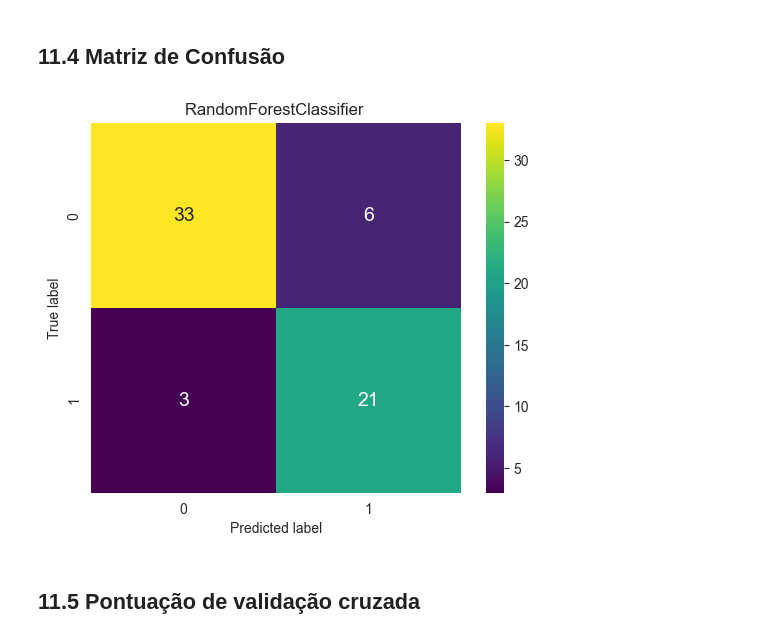
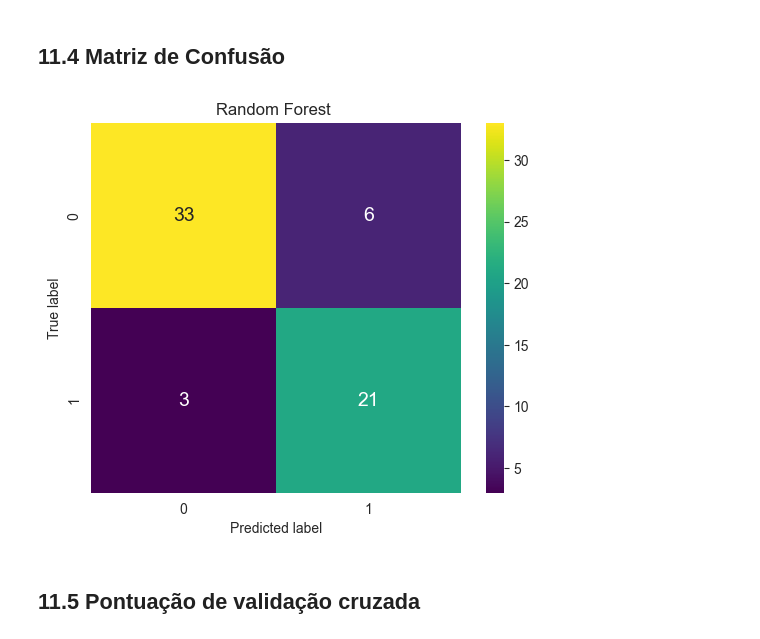
Before and after one commit to etson-rodrigues/people-analytics-ufsc-project, a Jupyter notebook: main.ipynb, the cells around one changed output. Saved outputs shown, nothing was run; the diff lists cells and outputs as text; code cells hidden in the pictures.

```diff
--- a/main.ipynb
+++ b/main.ipynb
@@ -340,7 +340,7 @@ def get_classifiers_performance(X_train, X_test, y_train, y_test, threshold, cla
     # returns performance summary
     return df_performance
 
-def plot_single_confusion_matrix(y_test, y_pred, model, qualifier=""):
+def plot_single_confusion_matrix(y_test, y_pred, model, clf_name="", qualifier=""):
     # calculates confusion matrix
     cm = confusion_matrix(y_test, y_pred)
 
@@ -350,7 +350,8 @@ def plot_single_confusion_matrix(y_test, y_pred, model, qualifier=""):
 
     plt.xlabel("Predicted label")
     plt.ylabel("True label")
-    ax.title.set_text(type(model).__name__ + ' ' + str(qualifier))
+    clf_name = type(model).__name__ if clf_name=="" else clf_name
+    ax.title.set_text(clf_name + ' ' + str(qualifier))
 
 def plot_multiple_confusion_matrices(n_rows, n_cols, X_test, y_test, classifiers, threshold):
     # define subplots
@@ -529,8 +530,21 @@ Impacto no Projeto: Seu valor é uma consequência direta da variável anterior.
 SEED = 42
 THRESHOLD = 0.5
 MODEL_SELECTED = "RandomForestClassifier" # LogisticRegression | RandomForestClassifier | XGBClassifier | LGBMClassifier
-ANALISAR_SOMENTE_FUNCIONARIOS_TEMPO_EMPRESA_MENOR_BREAKEVEN = False
-PREVER_SOMENTE_DEMISSAO_ANTES_ATINGIR_BREAKEVEN_ACUMULADO = True
+SCENARIO_SELECTED = "A"
+
+match SCENARIO_SELECTED:
+    case "A":
+        ANALISAR_SOMENTE_FUNCIONARIOS_TEMPO_EMPRESA_MENOR_BREAKEVEN = False
+        PREVER_SOMENTE_DEMISSAO_ANTES_ATINGIR_BREAKEVEN_ACUMULADO = True
+    case "B":
+        ANALISAR_SOMENTE_FUNCIONARIOS_TEMPO_EMPRESA_MENOR_BREAKEVEN = True
+        PREVER_SOMENTE_DEMISSAO_ANTES_ATINGIR_BREAKEVEN_ACUMULADO = True
+    case "C":
+        ANALISAR_SOMENTE_FUNCIONARIOS_TEMPO_EMPRESA_MENOR_BREAKEVEN = False
+        PREVER_SOMENTE_DEMISSAO_ANTES_ATINGIR_BREAKEVEN_ACUMULADO = False
+    case _:
+        print(f"O cenário '{SCENARIO_SELECTED}' não é uma opção válida!")
+
 VARIAVEL_ALVO = "DemissaoAntesAtingirBreakEvenAcumulado" if PREVER_SOMENTE_DEMISSAO_ANTES_ATINGIR_BREAKEVEN_ACUMULADO else "Demitido"
 # %% [markdown]
 ## 4.3 Carregando conjunto de dados
@@ -1871,7 +1885,7 @@ Y = df_employee[VARIAVEL_ALVO].copy()
 # splits into training and test set
 X_train, X_test, y_train, y_test = train_test_split(X, Y, test_size=0.2, random_state=SEED, stratify=Y)
 
-if PREVER_SOMENTE_DEMISSAO_ANTES_ATINGIR_BREAKEVEN_ACUMULADO:
+if SCENARIO_SELECTED=="A":
     print(f"Tamanho original do conjunto de teste: {len(X_test)}")
 
     df_original_employee = pd.read_csv('data/colaboradores.csv', low_memory=False)
@@ -2293,16 +2307,16 @@ plt.show()
 # %%
 # keeps probabilities for the positive outcome only
 df_clf_bm_probs = pd.DataFrame(clf_best_model_probs[:, 1], columns = ['prob_default'])
 
 # applied the threshold
 y_pred_bm = df_clf_bm_probs['prob_default'].apply(lambda x: 1 if x > THRESHOLD else 0)
 
-plot_single_confusion_matrix(y_test, y_pred_bm, clf_best_model)
+plot_single_confusion_matrix(y_test, y_pred_bm, clf_best_model, clf_name)
 
 # displays plot
 plt.show()
 # %% [output]
-[figure, old version]
+[figure, new version]
 # %% [markdown]
 ## 11.5 Pontuação de validação cruzada
 # %%
```
Also changed, not shown: parts of 7 cells of this notebook, 3 other files.
